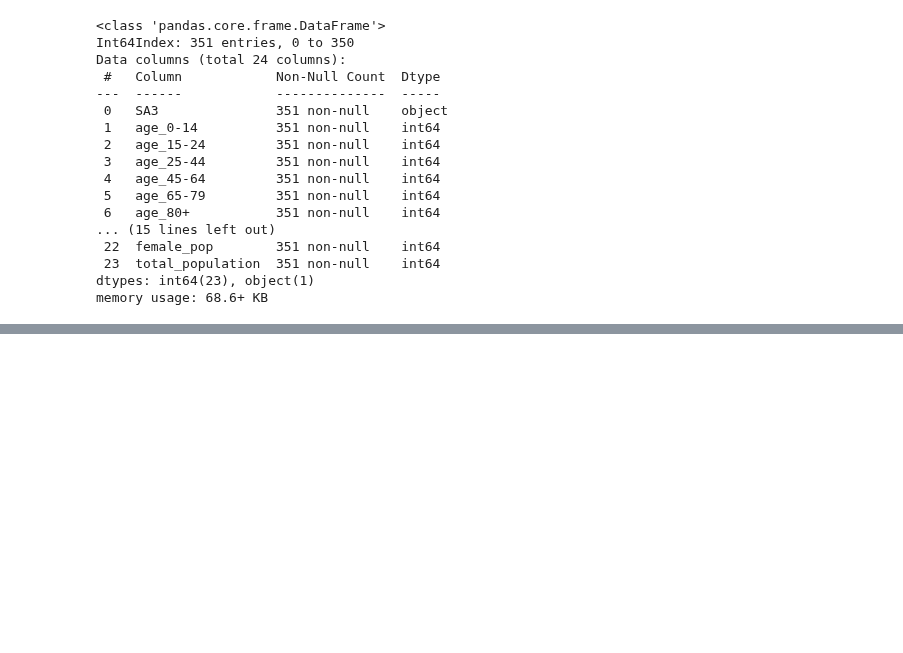
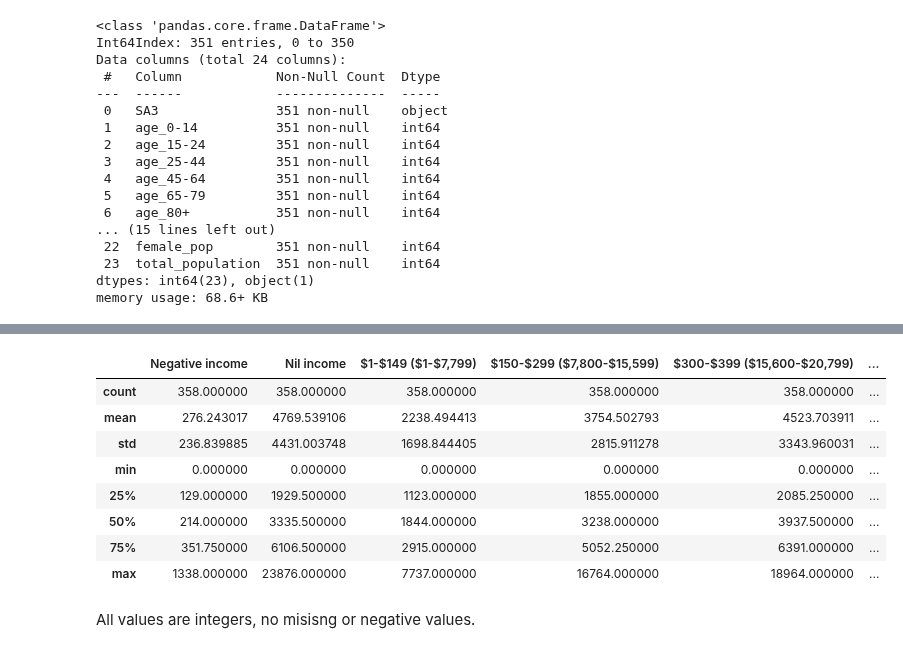
Before and after one commit to jiniep/mbs_analysis, a Jupyter notebook: scripts/3.census_clean_transform_datasets.ipynb, the cells around one changed output, grey strips where cells are left out. Cells and saved outputs as stored; diff of their text form; code cells hidden in the pictures; blank space fills up the shorter version.

```diff
--- a/scripts/3.census_clean_transform_datasets.ipynb
+++ b/scripts/3.census_clean_transform_datasets.ipynb
@@ -304,0 +400,11 @@ df_census_combined_2011.describe().to_clipboard()
+# %%
+# import 2016 population by income dataset
+
+df_census_personal_income_2016 = pd.read_csv(
+    os.path.join(
+        path, "original_datasets/census_data/2016/2016_population_personal_income.csv"
+    ),
+    index_col=False,
+    encoding="ISO-8859-1",
+)
+df_census_personal_income_2016.head()
@@ -304,0 +442,6 @@ df_census_combined_2011.describe().to_clipboard()
+# %%
+# converting SA3 to be string for merges with other datasets (census and mbs)
+df_census_personal_income_2016["SA3"] = df_census_personal_income_2016["SA3"].astype(
+    ("str")
+)
+df_census_personal_income_2016.info()
@@ -304,0 +466,14 @@ df_census_combined_2011.describe().to_clipboard()
+# %%
+df_census_personal_income_2016.describe()
+# %% [output]
+|  | Negative income | Nil income | $1-$149 ($1-$7,799) | $150-$299 ($7,800-$15,599) | $300-$399 ($15,600-$20,799) | ... |
+| count | 358.000000 | 358.000000 | 358.000000 | 358.000000 | 358.000000 | ... |
+| mean | 276.243017 | 4769.539106 | 2238.494413 | 3754.502793 | 4523.703911 | ... |
+| std | 236.839885 | 4431.003748 | 1698.844405 | 2815.911278 | 3343.960031 | ... |
+| min | 0.000000 | 0.000000 | 0.000000 | 0.000000 | 0.000000 | ... |
+| 25% | 129.000000 | 1929.500000 | 1123.000000 | 1855.000000 | 2085.250000 | ... |
+| 50% | 214.000000 | 3335.500000 | 1844.000000 | 3238.000000 | 3937.500000 | ... |
+| 75% | 351.750000 | 6106.500000 | 2915.000000 | 5052.250000 | 6391.000000 | ... |
+| max | 1338.000000 | 23876.000000 | 7737.000000 | 16764.000000 | 18964.000000 | ... |
+# %% [markdown]
+All values are integers, no misisng or negative values.
```
Also changed, not shown: parts of 53 cells of this notebook, 1 other file.
